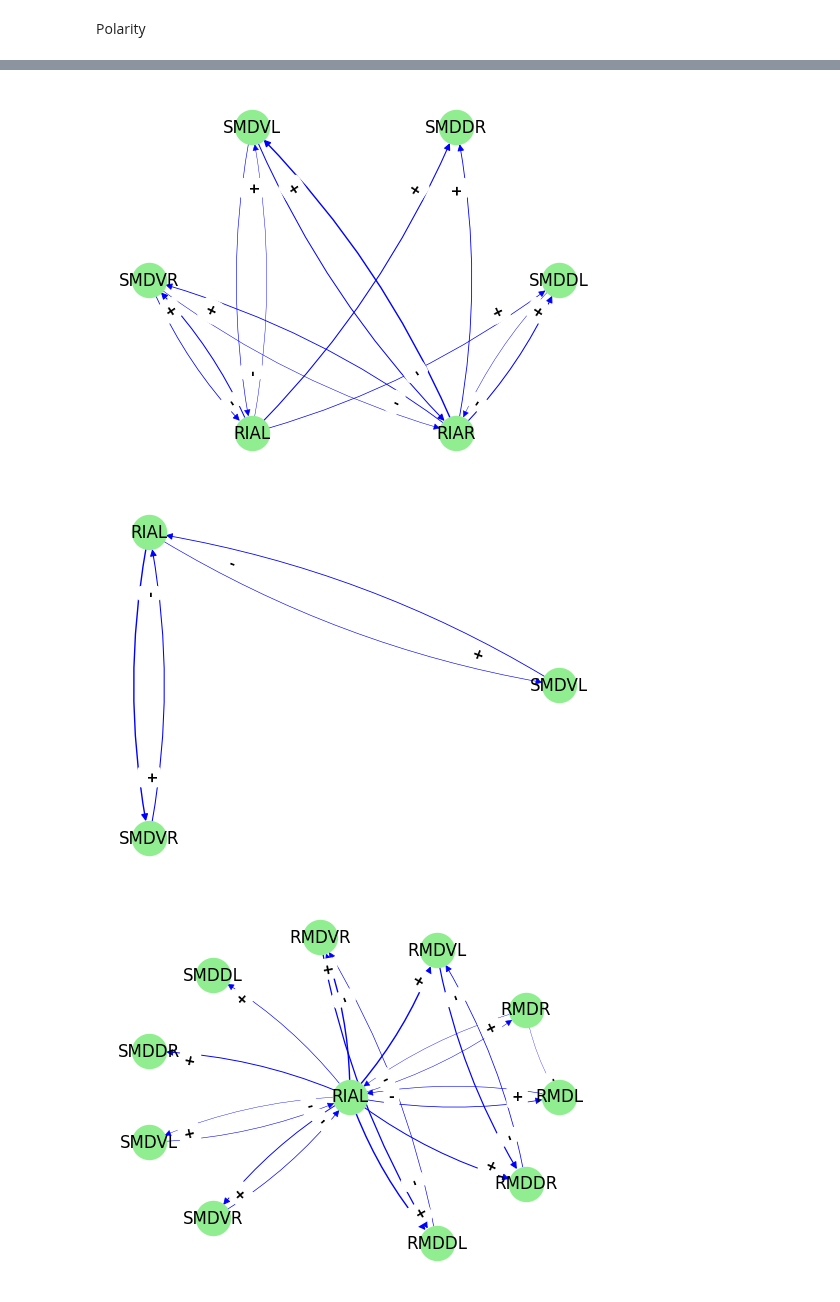
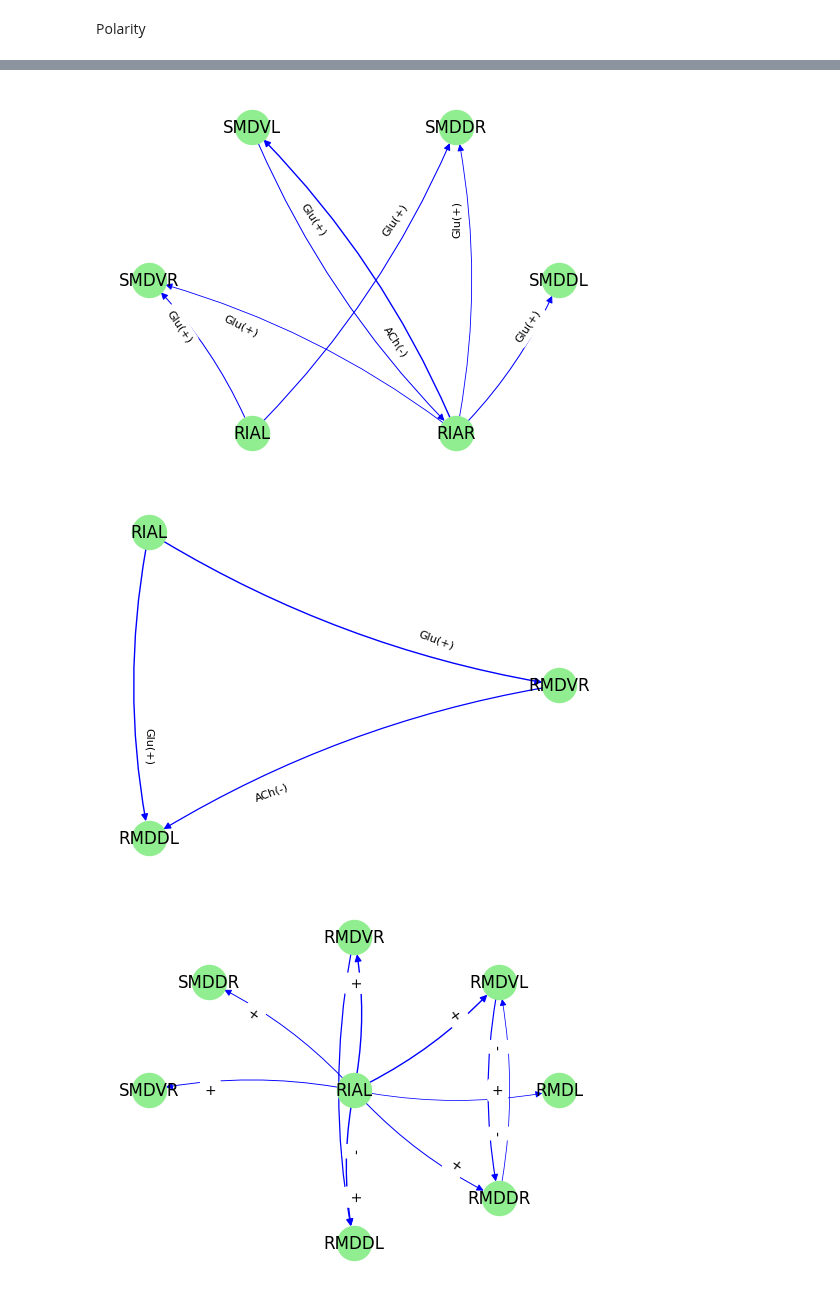
Before and after one commit to deangeckt/network_motifs, a Jupyter notebook: post_motif_analysis/motif_analysis.ipynb, the cells around one changed output, grey strips where cells are left out. Drawn from its saved outputs; the diff is of its cells as text; code cells hidden in the pictures.

Commit message:
analysis - draw full polarity att on edges

```diff
--- a/post_motif_analysis/motif_analysis.ipynb
+++ b/post_motif_analysis/motif_analysis.ipynb
@@ -14,9 +14,9 @@ import numpy as np
 from collections import defaultdict
 from utils.isomorphic import get_sub_graph_mapping_to_motif
 # %%
-# data = import_results('results/cook_si2_herm_chem_k3_m5.bin')
+#data = import_results('results/cook_si2_herm_chem_k3_m5.bin')
 # data = import_results('results/pol_k3_m5.bin')
-data = import_results('results/pol_k3_m10_new.bin')
+data = import_results('results/pol_k3_m25.bin')
 
 # data = import_results('results/cmpx_pol_k3_m5.bin')
 # data = import_results('results/cmpx_pol_k3_m10.bin')
@@ -206,7 +206,7 @@ def get_motif_sub_graphs(motif: Motif, node = '', role = ''):
             role_nodes_mapping_w_neuron_names = {k:network.neuron_names[role_nodes_mapping[k]] for k in role_nodes_mapping}
         print(role_nodes_mapping_w_neuron_names)
 # %%
-def draw_sub_graph(neurons: list[str], center=None):
+def draw_sub_graph(neurons: list[str], full_pol=True, center=None):
     node_list = [network.neuron_names.index(neuron) for neuron in neurons]
 
     induced_sub_graph = nx.induced_subgraph(network.graph, node_list)
@@ -221,7 +221,21 @@ def draw_sub_graph(neurons: list[str], center=None):
     if center:
         pos[center] = np.array([0, 0])
 
+    full_polarity = nx.get_edge_attributes(graph, 'full_polarity')
     polarity = nx.get_edge_attributes(graph, 'polarity')
+    for label in polarity:
+        if polarity[label] == 'complex':
+            polarity[label] = 'c'
+        #if polarity[label] == None:
+        #   polarity[label] = ''
+
+    if full_pol:
+        polarity_data = full_polarity
+        font_size = 8
+    else:
+        polarity_data = polarity
+        font_size = 10
+
     synapse = nx.get_edge_attributes(graph, 'synapse')
     gap = nx.get_edge_attributes(graph, 'gap')
 
@@ -246,24 +260,17 @@ def draw_sub_graph(neurons: list[str], center=None):
     # print()
     # print(gap)
 
-    for label in polarity:
-        if polarity[label] == 'complex':
-            polarity[label] = 'c'
-        if polarity[label] == None:
-            polarity[label] = ''
-
     fig, ax = plt.subplots(nrows=1, ncols=1)
     ax.axis('off')
 
     nx.draw_networkx(graph, pos=pos, ax=ax, node_size=600, node_color='lightgreen', width=width, edge_color=colors, connectionstyle="arc3,rad=0.1")
 
-    nx.draw_networkx_edge_labels(graph, pos=pos, ax=ax,
-                                 edge_labels=polarity, font_color='k', font_weight='bold', label_pos=0.2)
+    nx.draw_networkx_edge_labels(graph, pos=pos, ax=ax, edge_labels=polarity_data, font_color='k', label_pos=0.3, font_size=font_size)
 
-def draw_neighbors(neuron: str):
+def draw_neighbors(neuron: str, full_pol=True):
     neighbors = [network.neuron_names[i] for i in list(network.graph.neighbors(network.neuron_names.index(neuron)))]
     neighbors.append(neuron)
-    draw_sub_graph(neighbors, center=neuron)
+    draw_sub_graph(neighbors, full_pol=full_pol, center=neuron)
 # %%
 # delete SIM subgraphs
 # del_sims = []
@@ -396,15 +365,15 @@ get_motif_sub_graphs(motif_.polarity_motifs[pol_idx])
 # %%
 draw_sub_graph(['RIAL', 'SMDVL', 'SMDVR', 'SMDDL', 'SMDDR', 'RIAR'])
 # %% [output]
-[figure, old version]
+[figure, new version]
 # %%
-draw_sub_graph(['RIAL', 'SMDVL', 'SMDVR'])
+draw_sub_graph(['RIAL', 'RMDDL', 'RMDVR'])
 # %% [output]
-[figure, old version]
+[figure, new version]
 # %%
-draw_neighbors('RIAL')
+draw_neighbors('RIAL', False)
 # %% [output]
-[figure, old version]
+[figure, new version]
 # %%
 node_properties('RIAL')
 # %% [output]
```
Also changed, not shown: parts of 9 cells of this notebook, 2 other files.
